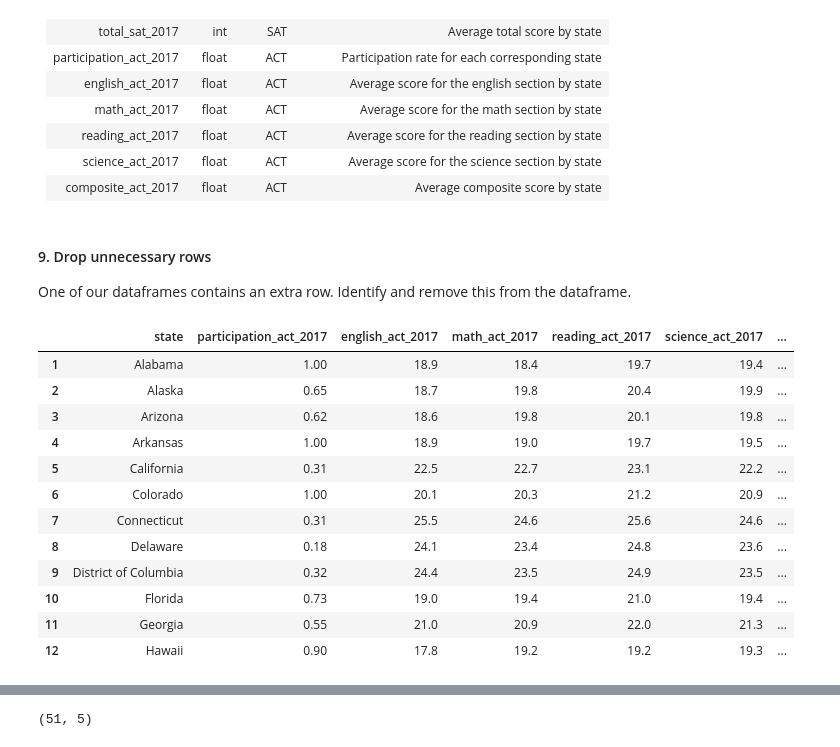
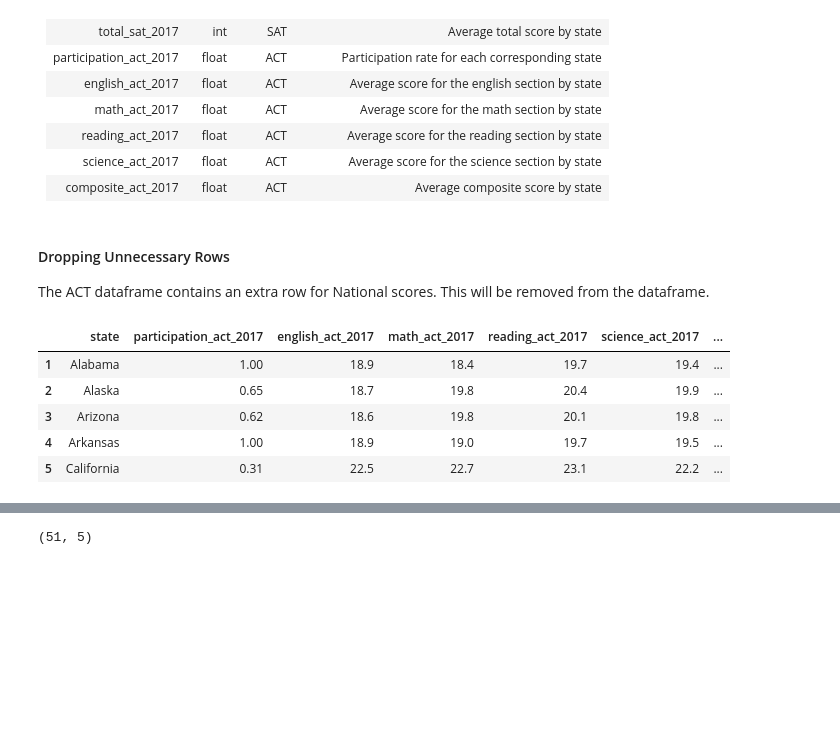
Before and after one commit to lwinter819/Project-1---Participation-Rates, a Jupyter notebook: code/Project 1- Final code.ipynb, the cells around one changed output, grey strips where cells are left out. Saved outputs shown, nothing was run; the diff lists cells and outputs as text; code cells hidden in the pictures; blank space fills up the shorter version.

```diff
--- a/code/Project 1- Final code.ipynb
+++ b/code/Project 1- Final code.ipynb
@@ -433,8 +354,8 @@ Provided is the skeleton for formatting a markdown table, with columns headers t
 |reading_act_2017|float|ACT|Average score for the reading section by state|
 |science_act_2017|float|ACT|Average score for the science section by state|
 |composite_act_2017|float|ACT|Average composite score by state|
-# %% [markdown]
-#### 9. Drop unnecessary rows
-
-One of our dataframes contains an extra row. Identify and remove this from the dataframe.
+# %% [markdown]
+#### Dropping Unnecessary Rows
+
+The ACT dataframe contains an extra row for National scores. This will be removed from the dataframe.
 # %%
@@ -443,18 +363,11 @@ act_2017.head()
 act_2017.drop(0, inplace= True)
 # %%
-act_2017.head(12)
+act_2017.head()
 # %% [output]
 |  | state | participation_act_2017 | english_act_2017 | math_act_2017 | reading_act_2017 | science_act_2017 | ... |
 | 1 | Alabama | 1.00 | 18.9 | 18.4 | 19.7 | 19.4 | ... |
 | 2 | Alaska | 0.65 | 18.7 | 19.8 | 20.4 | 19.9 | ... |
 | 3 | Arizona | 0.62 | 18.6 | 19.8 | 20.1 | 19.8 | ... |
 | 4 | Arkansas | 1.00 | 18.9 | 19.0 | 19.7 | 19.5 | ... |
 | 5 | California | 0.31 | 22.5 | 22.7 | 23.1 | 22.2 | ... |
-| 6 | Colorado | 1.00 | 20.1 | 20.3 | 21.2 | 20.9 | ... |
-| 7 | Connecticut | 0.31 | 25.5 | 24.6 | 25.6 | 24.6 | ... |
-| 8 | Delaware | 0.18 | 24.1 | 23.4 | 24.8 | 23.6 | ... |
-| 9 | District of Columbia | 0.32 | 24.4 | 23.5 | 24.9 | 23.5 | ... |
-| 10 | Florida | 0.73 | 19.0 | 19.4 | 21.0 | 19.4 | ... |
-| 11 | Georgia | 0.55 | 21.0 | 20.9 | 22.0 | 21.3 | ... |
-| 12 | Hawaii | 0.90 | 17.8 | 19.2 | 19.2 | 19.3 | ... |
 # %%
```
Also changed, not shown: parts of 126 cells of this notebook.
